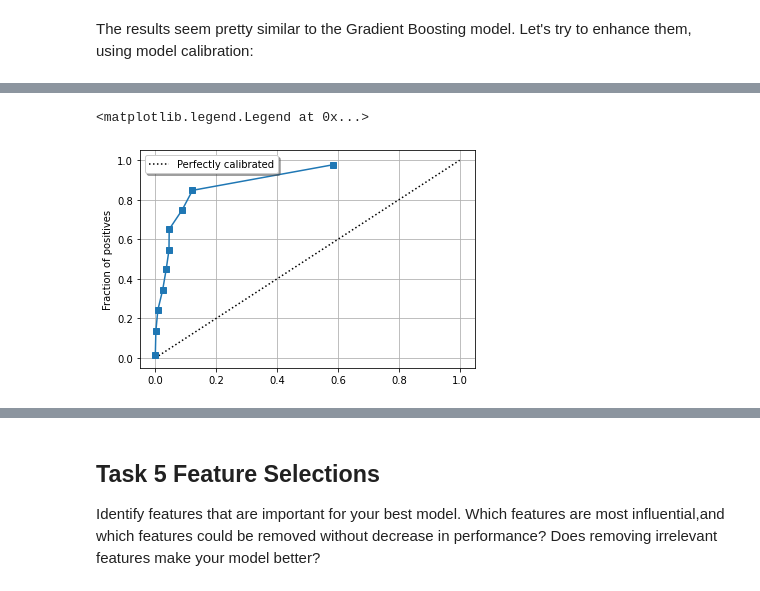
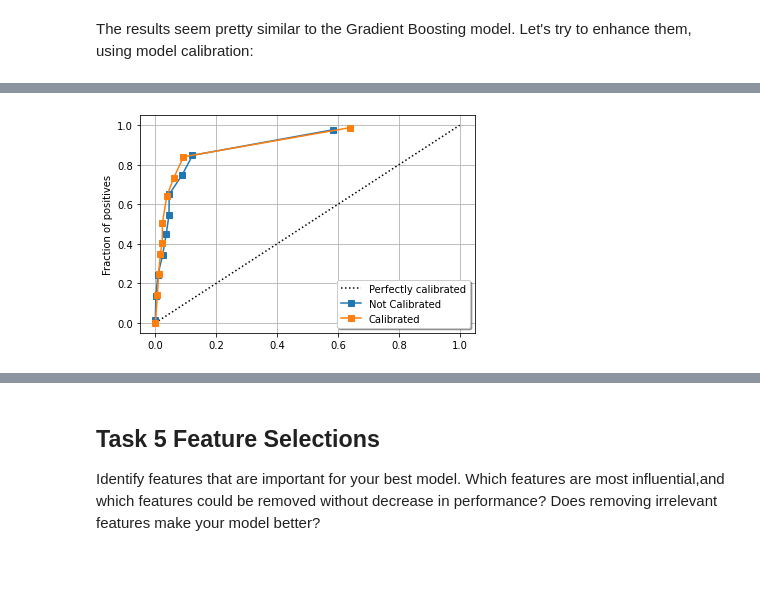
Before and after one commit to Matt88Ac/AdvancedML_Assignment2, a Jupyter notebook: Advanced Machine Learning - HW #2.ipynb, the cells around one changed output, grey strips where cells are left out. Drawn from its saved outputs; the diff is of its cells as text; code cells hidden in the pictures.

```diff
--- a/Advanced Machine Learning - HW #2.ipynb
+++ b/Advanced Machine Learning - HW #2.ipynb
@@ -1463,12 +1466,14 @@ CalibratedClassifierCV(base_estimator=Pipeline(steps=[('standardscaler',
 # %%
 from sklearn.calibration import calibration_curve
 
 curve = calibration_curve(y_true=y_test, y_prob=y_prob[:, 1], n_bins=10)
 plt.grid()
 plt.plot([0, 1], [0, 1], "k:", label="Perfectly calibrated")
-plt.plot(curve[0], curve[1], "s-")
+plt.plot(curve[0], curve[1], "s-", label='Not Calibrated')
+curve = calibration_curve(y_true=y_test, y_prob=model.predict_proba(x_test)[:, 1], n_bins=10)
+plt.plot(curve[0], curve[1], "s-", label='Calibrated')
 plt.ylabel("Fraction of positives")
 plt.legend(shadow=True, fancybox=True)
+plt.show()
 # %% [output]
-<matplotlib.legend.Legend at 0x...>
-[figure, old version]
+[figure, new version]
```
Also changed, not shown: parts of 22 cells of this notebook.
